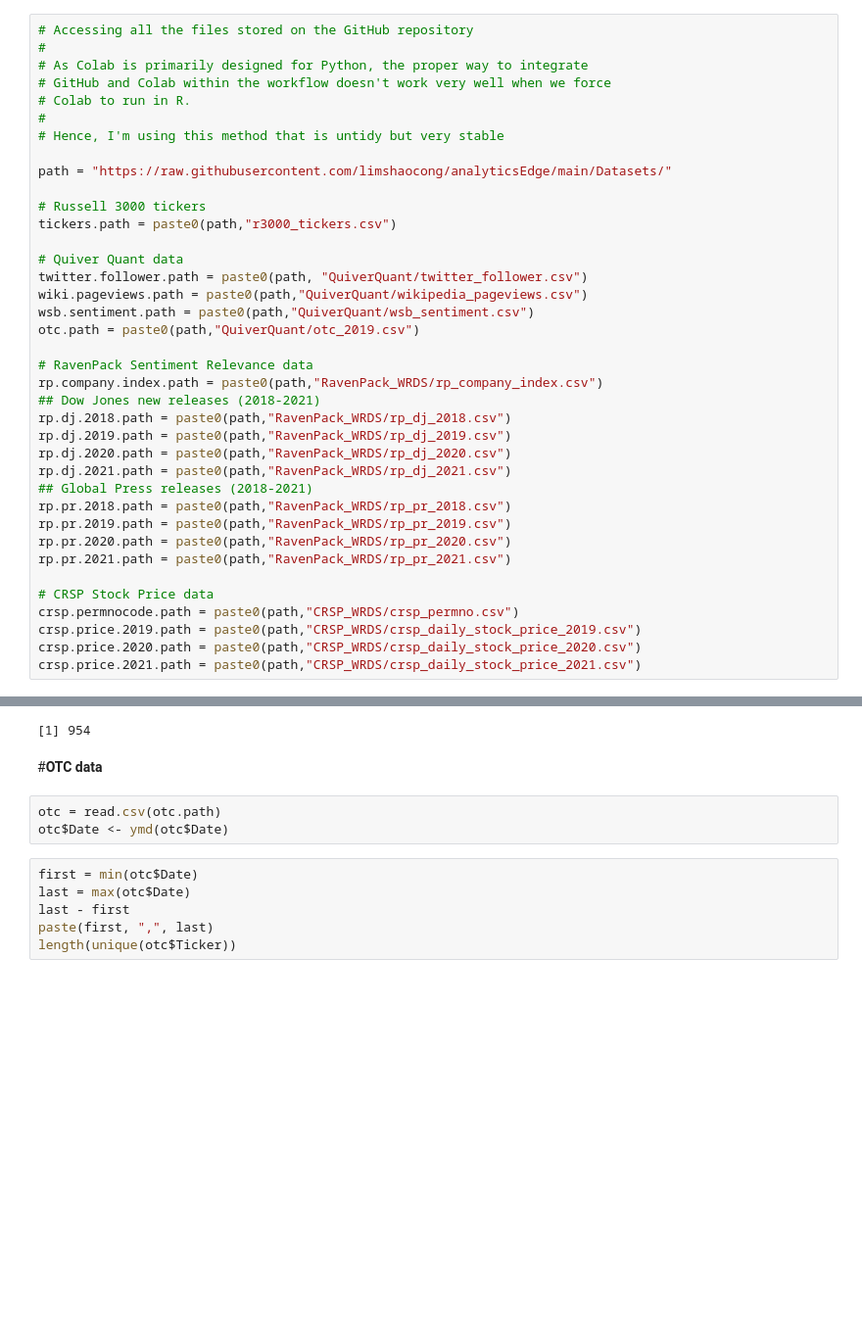
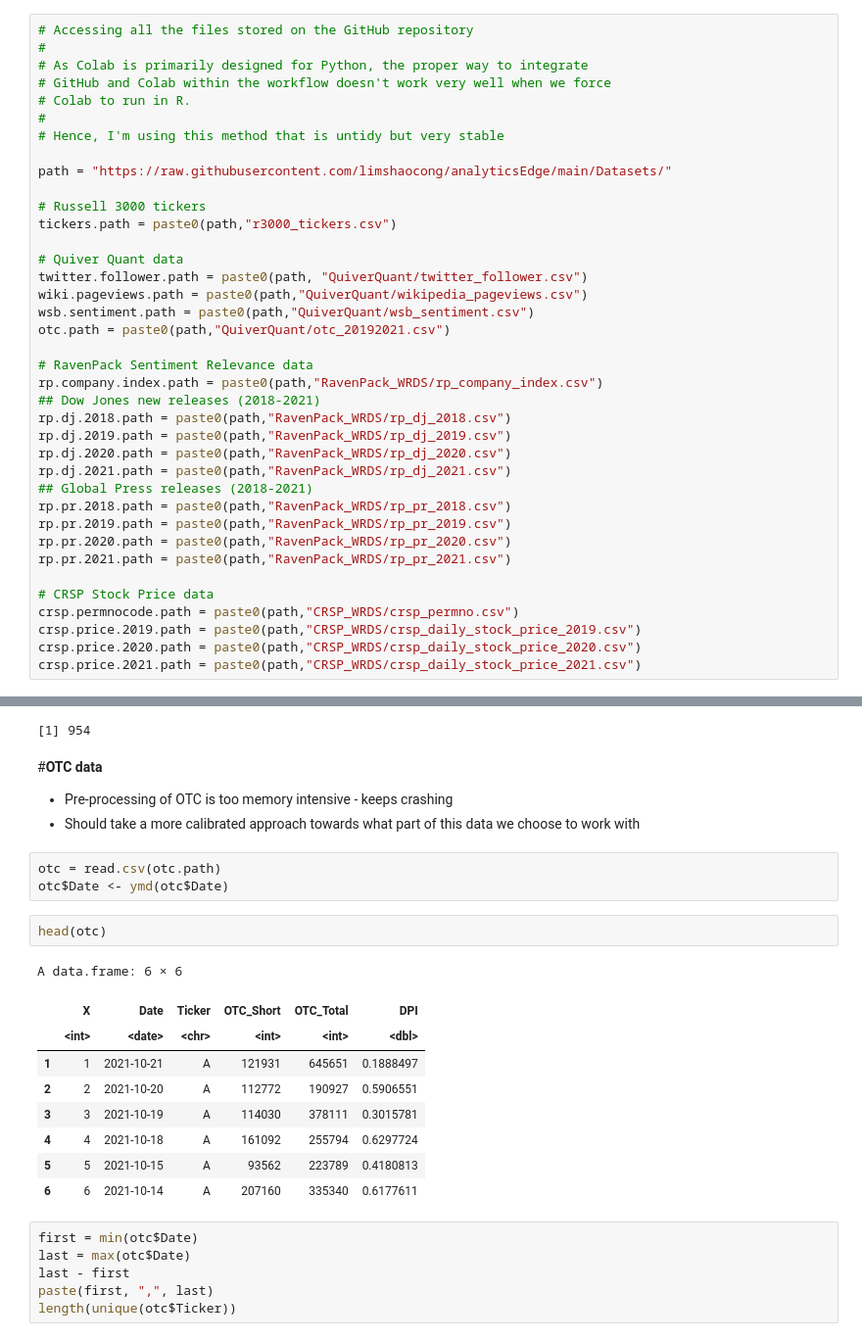
Before and after one commit to limshaocong/analyticsEdge, a Jupyter notebook: Data_Exploration.ipynb, the cells around one changed output, grey strips where cells are left out. Shown at 98% size. Drawn from its saved outputs; the diff is of its cells as text; blank space fills up the shorter version.

```diff
--- a/Data_Exploration.ipynb
+++ b/Data_Exploration.ipynb
@@ -33,7 +51,7 @@ tickers.path = paste0(path,"r3000_tickers.csv")
 twitter.follower.path = paste0(path, "QuiverQuant/twitter_follower.csv")
 wiki.pageviews.path = paste0(path,"QuiverQuant/wikipedia_pageviews.csv")
 wsb.sentiment.path = paste0(path,"QuiverQuant/wsb_sentiment.csv")
-otc.path = paste0(path,"QuiverQuant/otc_2019.csv")
+otc.path = paste0(path,"QuiverQuant/otc_20192021.csv")
 
 # RavenPack Sentiment Relevance data
 rp.company.index.path = paste0(path,"RavenPack_WRDS/rp_company_index.csv")
@@ -446,11 +491,27 @@ length(unique(wiki.pageviews$Ticker))
 Time difference of 1820 days
 [1] "2016-10-17 , 2021-10-11"
 [1] 954
-# %% [markdown]
-#**OTC data**
+# %% [markdown]
+#**OTC data**
+
+
+*   Pre-processing of OTC is too memory intensive - keeps crashing
+* Should take a more calibrated approach towards what part of this data we choose to work with
 # %%
 otc = read.csv(otc.path)
 otc$Date <- ymd(otc$Date)
+# %%
+head(otc)
+# %% [output]
+A data.frame: 6 × 6
+|  | X | Date | Ticker | OTC_Short | OTC_Total | DPI |
+|  | <int> | <date> | <chr> | <int> | <int> | <dbl> |
+| 1 | 1 | 2021-10-21 | A | 121931 | 645651 | 0.1888497 |
+| 2 | 2 | 2021-10-20 | A | 112772 | 190927 | 0.5906551 |
+| 3 | 3 | 2021-10-19 | A | 114030 | 378111 | 0.3015781 |
+| 4 | 4 | 2021-10-18 | A | 161092 | 255794 | 0.6297724 |
+| 5 | 5 | 2021-10-15 | A | 93562 | 223789 | 0.4180813 |
+| 6 | 6 | 2021-10-14 | A | 207160 | 335340 | 0.6177611 |
 # %%
 first = min(otc$Date)
 last = max(otc$Date)
```
Also changed, not shown: parts of 7 cells of this notebook.
